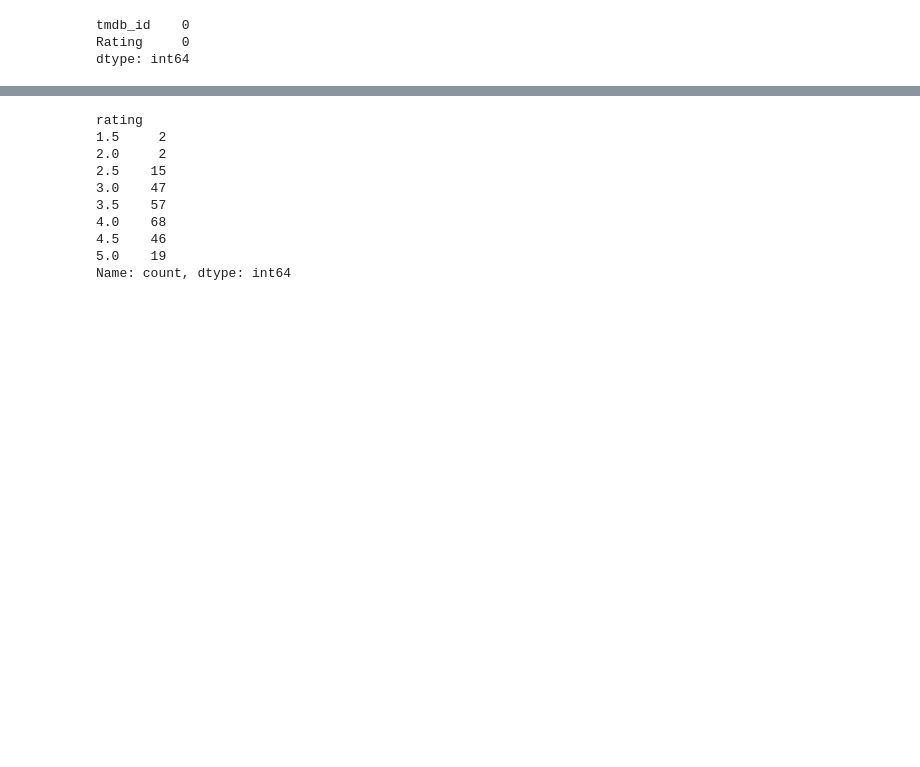
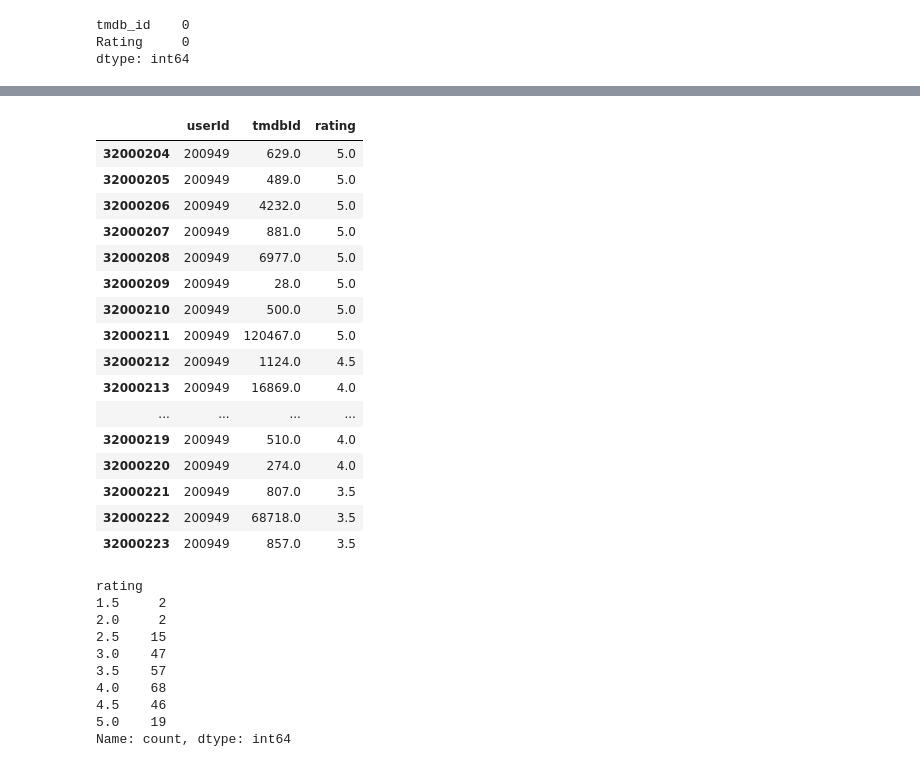
Before and after one commit to scottsiegers/letterboxd-movie-recommender, a Jupyter notebook: notebooks/04_movielens_data.ipynb, the cells around one changed output, grey strips where cells are left out. Saved outputs shown, nothing was run; the diff lists cells and outputs as text; code cells hidden in the pictures; blank space fills up the shorter version.

```diff
--- a/notebooks/04_movielens_data.ipynb
+++ b/notebooks/04_movielens_data.ipynb
@@ -234 +228,21 @@ combined_ratings = combined_ratings.dropna(subset=["tmdbId"])
+# %%
+combined_ratings[combined_ratings["userId"]==200949].head(20)
+# %% [output]
+|  | userId | tmdbId | rating |
+| 32000204 | 200949 | 629.0 | 5.0 |
+| 32000205 | 200949 | 489.0 | 5.0 |
+| 32000206 | 200949 | 4232.0 | 5.0 |
+| 32000207 | 200949 | 881.0 | 5.0 |
+| 32000208 | 200949 | 6977.0 | 5.0 |
+| 32000209 | 200949 | 28.0 | 5.0 |
+| 32000210 | 200949 | 500.0 | 5.0 |
+| 32000211 | 200949 | 120467.0 | 5.0 |
+| 32000212 | 200949 | 1124.0 | 4.5 |
+| 32000213 | 200949 | 16869.0 | 4.0 |
+| ... | ... | ... | ... |
+| 32000219 | 200949 | 510.0 | 4.0 |
+| 32000220 | 200949 | 274.0 | 4.0 |
+| 32000221 | 200949 | 807.0 | 3.5 |
+| 32000222 | 200949 | 68718.0 | 3.5 |
+| 32000223 | 200949 | 857.0 | 3.5 |
 # %%
```
Also changed, not shown: parts of 17 cells of this notebook, 5 other files.
